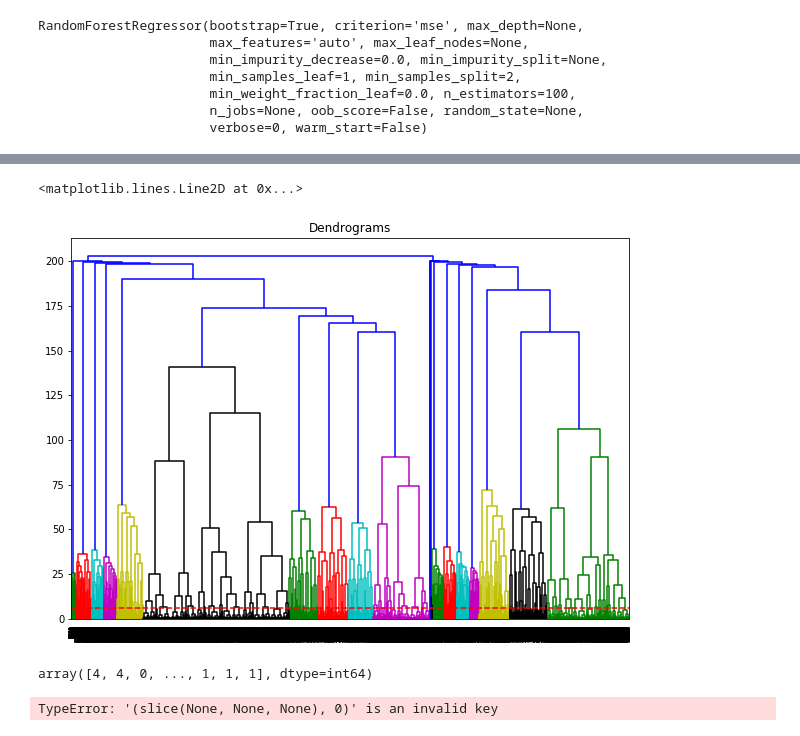
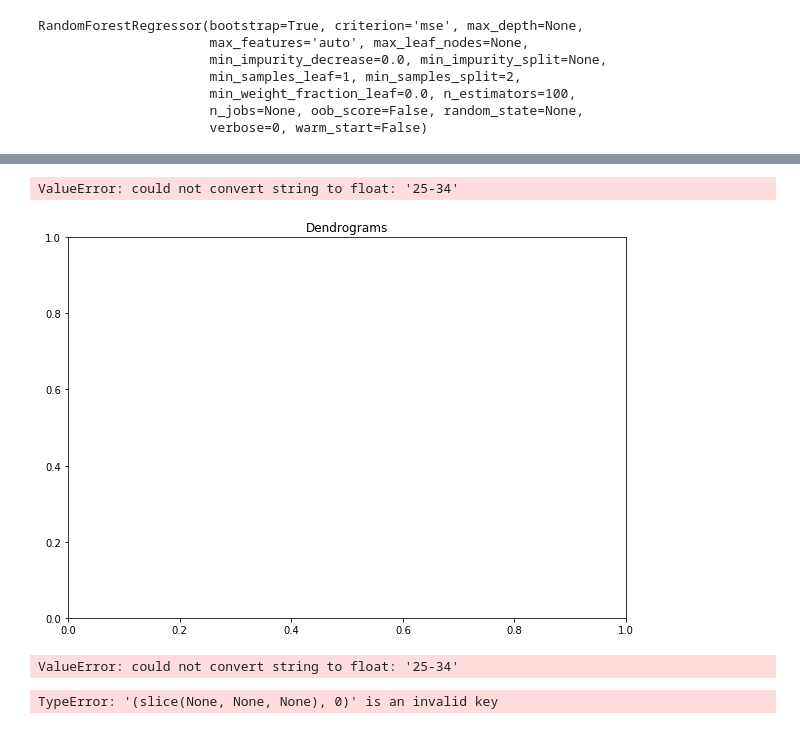
Before and after one commit to n1ghteagle2/school, a Jupyter notebook: homework/Homework4/CreatingPersonas.ipynb, the cells around one changed output, grey strips where cells are left out. Saved outputs shown, nothing was run; the diff lists cells and outputs as text; code cells hidden in the pictures.

```diff
--- a/homework/Homework4/CreatingPersonas.ipynb
+++ b/homework/Homework4/CreatingPersonas.ipynb
@@ -105,3 +109,5 @@ plt.show()
 #Device - Time using website - California - 18-24
 #Female - Age 25-34 - Interest in Media/Entertainment - Shoppers
 #Male - Texas - Age 55-64 and 45-54 - Banking - Finance
+# %%
+df2= pd.read_csv('Zeel_analytics_data.csv',skiprows=6,usecols=[0,1,2,3,4])
@@ -108,18 +144,18 @@ plt.show()
 # %%
 #create alternate dendogram
 plt.figure(figsize=(10, 7))
 plt.title("Dendrograms")
-dend = shc.dendrogram(shc.linkage(data_for_cluster, method='ward'))
+dend = shc.dendrogram(shc.linkage(df2, method='ward'))
 plt.axhline(y=6, color='r', linestyle='--')
 # %% [output]
-<matplotlib.lines.Line2D at 0x...>
+ValueError: could not convert string to float: '25-34'
-[figure, old version]
+[figure, new version]
 # %%
 from sklearn.cluster import AgglomerativeClustering
 
-cluster = AgglomerativeClustering(n_clusters=18, affinity='euclidean', linkage='ward')
-cluster.fit_predict(data_for_cluster)
+cluster = AgglomerativeClustering(n_clusters=5, affinity='euclidean', linkage='ward')
+cluster.fit_predict(df2)
 # %% [output]
-array([4, 4, 0, ..., 1, 1, 1], dtype=int64)
+ValueError: could not convert string to float: '25-34'
 # %%
 plt.figure(figsize=(10, 7))
```
Also changed, not shown: parts of 6 cells of this notebook.
